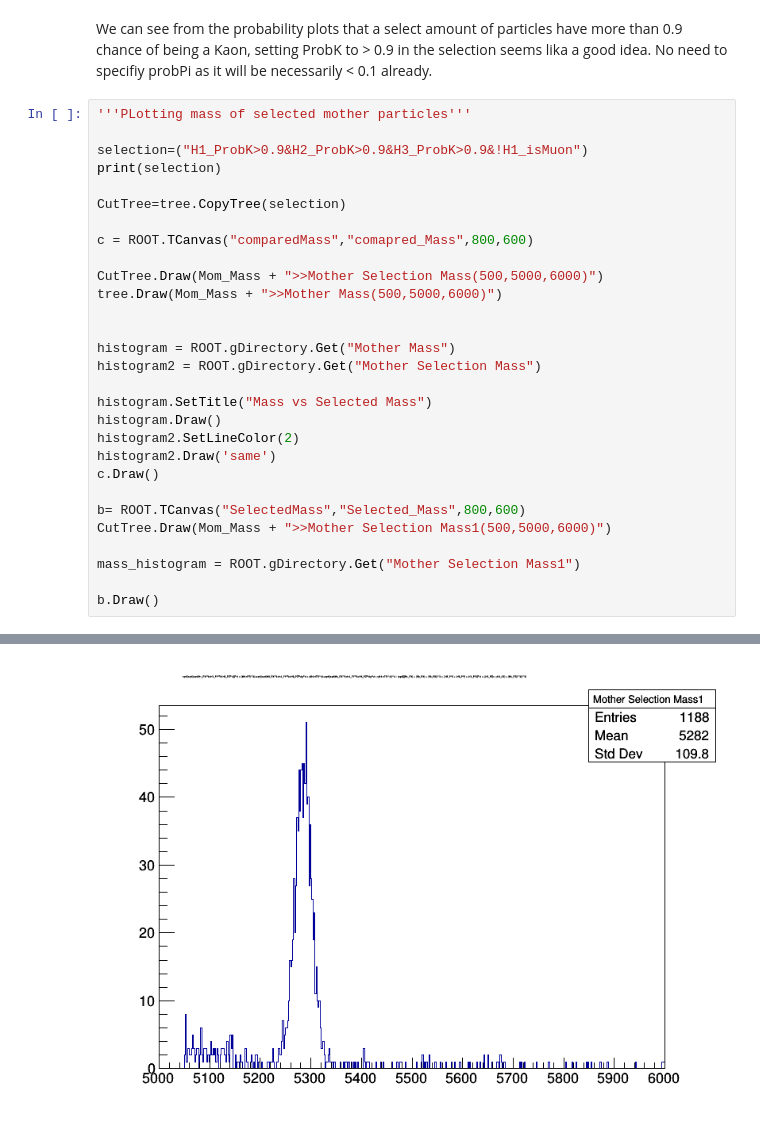
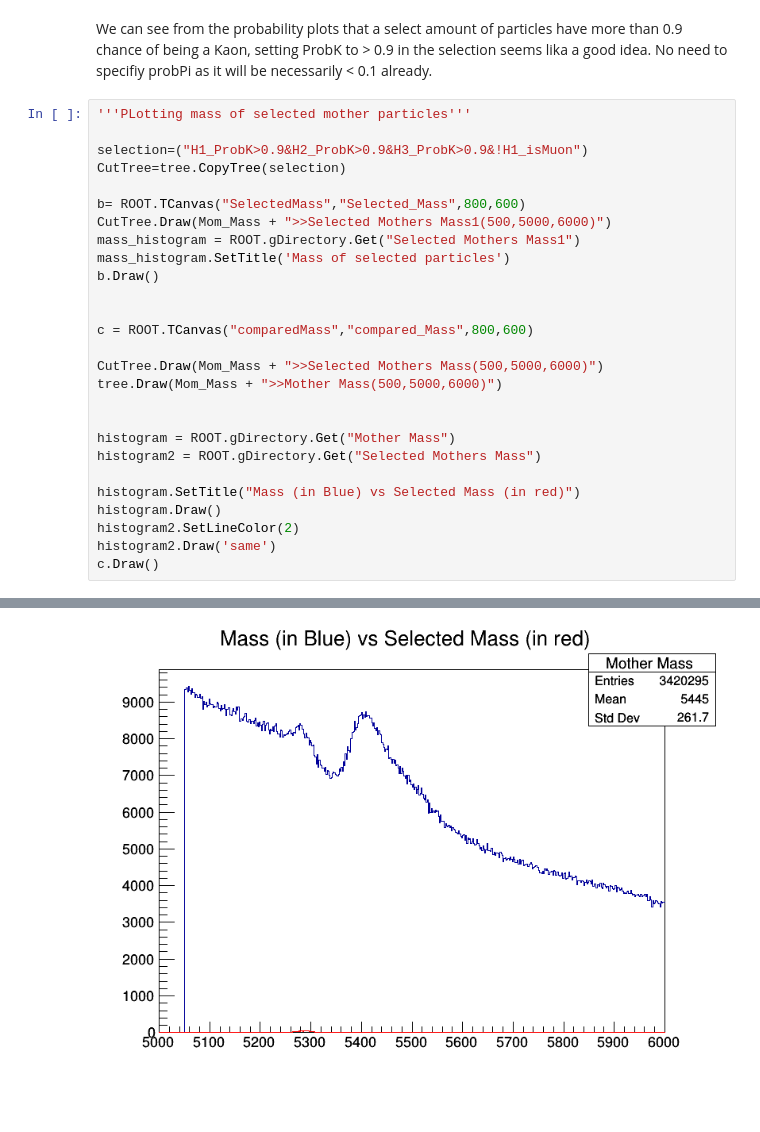
Before and after one commit to xspronken/bigdataW1, a Jupyter notebook: week4.ipynb, the cells around one changed output, grey strips where cells are left out. Drawn from its saved outputs; the diff is of its cells as text.

```diff
--- a/week4.ipynb
+++ b/week4.ipynb
@@ -326,29 +319,27 @@ We can see from the probability plots that a select amount of particles have mor
 '''PLotting mass of selected mother particles'''
 
 selection=("H1_ProbK>0.9&H2_ProbK>0.9&H3_ProbK>0.9&!H1_isMuon")
-print(selection)
-
 CutTree=tree.CopyTree(selection)
 
-c = ROOT.TCanvas("comparedMass","comapred_Mass",800,600)
+b= ROOT.TCanvas("SelectedMass","Selected_Mass",800,600)
+CutTree.Draw(Mom_Mass + ">>Selected Mothers Mass1(500,5000,6000)")
+mass_histogram = ROOT.gDirectory.Get("Selected Mothers Mass1")
+mass_histogram.SetTitle('Mass of selected particles')
+b.Draw()
 
-CutTree.Draw(Mom_Mass + ">>Mother Selection Mass(500,5000,6000)")
+
+c = ROOT.TCanvas("comparedMass","compared_Mass",800,600)
+
+CutTree.Draw(Mom_Mass + ">>Selected Mothers Mass(500,5000,6000)")
 tree.Draw(Mom_Mass + ">>Mother Mass(500,5000,6000)")
 
 
 histogram = ROOT.gDirectory.Get("Mother Mass")
-histogram2 = ROOT.gDirectory.Get("Mother Selection Mass")
+histogram2 = ROOT.gDirectory.Get("Selected Mothers Mass")
 
-histogram.SetTitle("Mass vs Selected Mass")
+histogram.SetTitle("Mass (in Blue) vs Selected Mass (in red)")
 histogram.Draw()
 histogram2.SetLineColor(2)
 histogram2.Draw('same')
 c.Draw()
-
-b= ROOT.TCanvas("SelectedMass","Selected_Mass",800,600)
-CutTree.Draw(Mom_Mass + ">>Mother Selection Mass1(500,5000,6000)")
-
-mass_histogram = ROOT.gDirectory.Get("Mother Selection Mass1")
-
-b.Draw()
 # %% [output]
@@ -359,4 +349,4 @@ Warning in <TCanvas::Constructor>: Deleting canvas with same name: SelectedMass
-[figure, old version]
+[figure, new version]
 # %%
 mass = ROOT.RooRealVar(Mom_Mass,"Mass",5000,5500,"MeV/C^{2}")
 gauss_mean = ROOT.RooRealVar("gauss_mean","Mean",5300,5200,5350)
```
Also changed, not shown: parts of 27 cells of this notebook.
